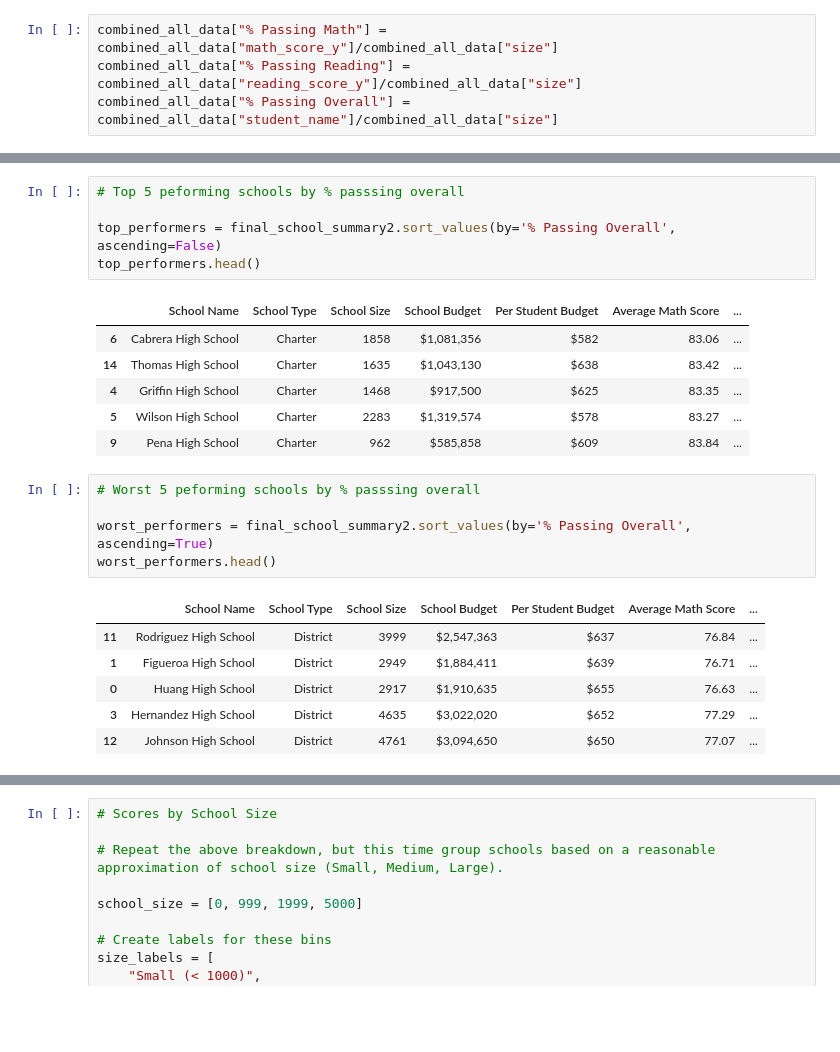
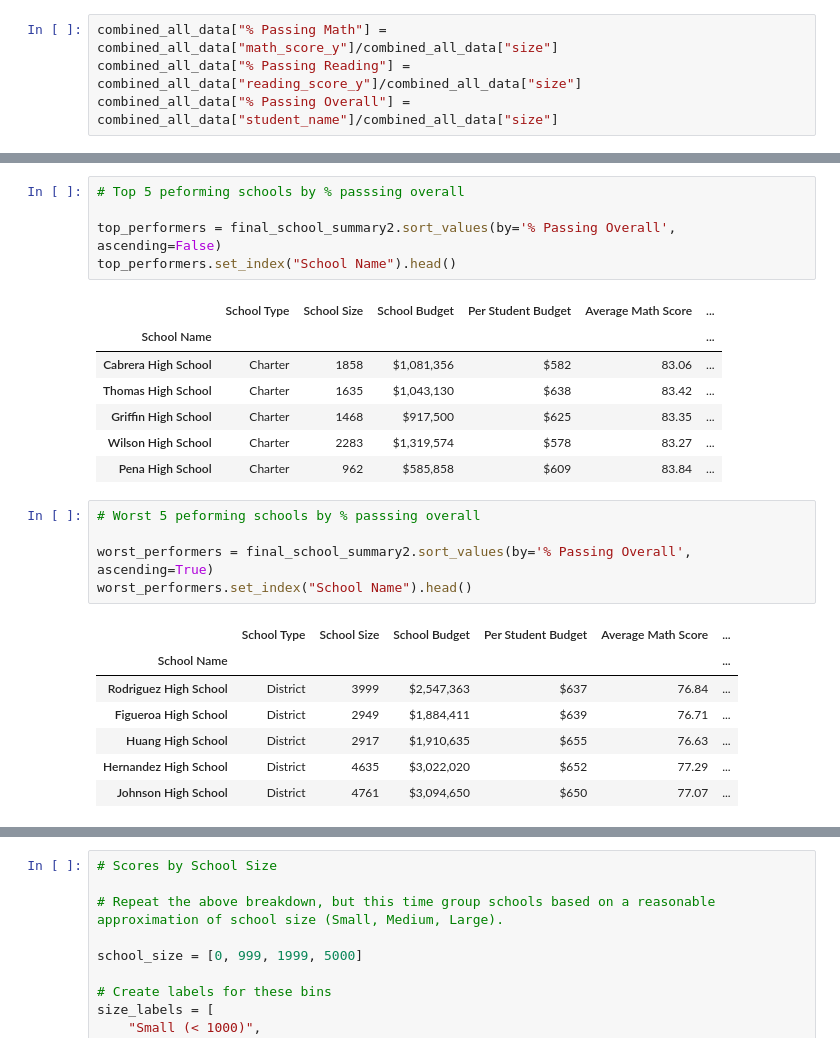
Before and after one commit to katrinan029/pandas-challenge, a Jupyter notebook: PyCitySchools/PyCitySchools.ipynb, the cells around one changed output, grey strips where cells are left out. Drawn from its saved outputs; the diff is of its cells as text; blank space fills up the shorter version.

```diff
--- a/PyCitySchools/PyCitySchools.ipynb
+++ b/PyCitySchools/PyCitySchools.ipynb
@@ -137,27 +138,29 @@ organize_alphabetically
 # %%
 # Top 5 peforming schools by % passsing overall
 
 top_performers = final_school_summary2.sort_values(by='% Passing Overall', ascending=False)
-top_performers.head()
+top_performers.set_index("School Name").head()
 # %% [output]
-|  | School Name | School Type | School Size | School Budget | Per Student Budget | Average Math Score | ... |
-| 6 | Cabrera High School | Charter | 1858 | $1,081,356 | $582 | 83.06 | ... |
-| 14 | Thomas High School | Charter | 1635 | $1,043,130 | $638 | 83.42 | ... |
-| 4 | Griffin High School | Charter | 1468 | $917,500 | $625 | 83.35 | ... |
-| 5 | Wilson High School | Charter | 2283 | $1,319,574 | $578 | 83.27 | ... |
-| 9 | Pena High School | Charter | 962 | $585,858 | $609 | 83.84 | ... |
+|  | School Type | School Size | School Budget | Per Student Budget | Average Math Score | ... |
+| School Name |  |  |  |  |  | ... |
+| Cabrera High School | Charter | 1858 | $1,081,356 | $582 | 83.06 | ... |
+| Thomas High School | Charter | 1635 | $1,043,130 | $638 | 83.42 | ... |
+| Griffin High School | Charter | 1468 | $917,500 | $625 | 83.35 | ... |
+| Wilson High School | Charter | 2283 | $1,319,574 | $578 | 83.27 | ... |
+| Pena High School | Charter | 962 | $585,858 | $609 | 83.84 | ... |
 # %%
 # Worst 5 peforming schools by % passsing overall
 
 worst_performers = final_school_summary2.sort_values(by='% Passing Overall', ascending=True)
-worst_performers.head()
+worst_performers.set_index("School Name").head()
 # %% [output]
-|  | School Name | School Type | School Size | School Budget | Per Student Budget | Average Math Score | ... |
-| 11 | Rodriguez High School | District | 3999 | $2,547,363 | $637 | 76.84 | ... |
-| 1 | Figueroa High School | District | 2949 | $1,884,411 | $639 | 76.71 | ... |
-| 0 | Huang High School | District | 2917 | $1,910,635 | $655 | 76.63 | ... |
-| 3 | Hernandez High School | District | 4635 | $3,022,020 | $652 | 77.29 | ... |
-| 12 | Johnson High School | District | 4761 | $3,094,650 | $650 | 77.07 | ... |
+|  | School Type | School Size | School Budget | Per Student Budget | Average Math Score | ... |
+| School Name |  |  |  |  |  | ... |
+| Rodriguez High School | District | 3999 | $2,547,363 | $637 | 76.84 | ... |
+| Figueroa High School | District | 2949 | $1,884,411 | $639 | 76.71 | ... |
+| Huang High School | District | 2917 | $1,910,635 | $655 | 76.63 | ... |
+| Hernandez High School | District | 4635 | $3,022,020 | $652 | 77.29 | ... |
+| Johnson High School | District | 4761 | $3,094,650 | $650 | 77.07 | ... |
 # %%
 # Create a table that lists the average Math Score for students of each grade level (9th, 10th, 11th, 12th) at each school.
 
```
Also changed, not shown: parts of 4 cells of this notebook.
